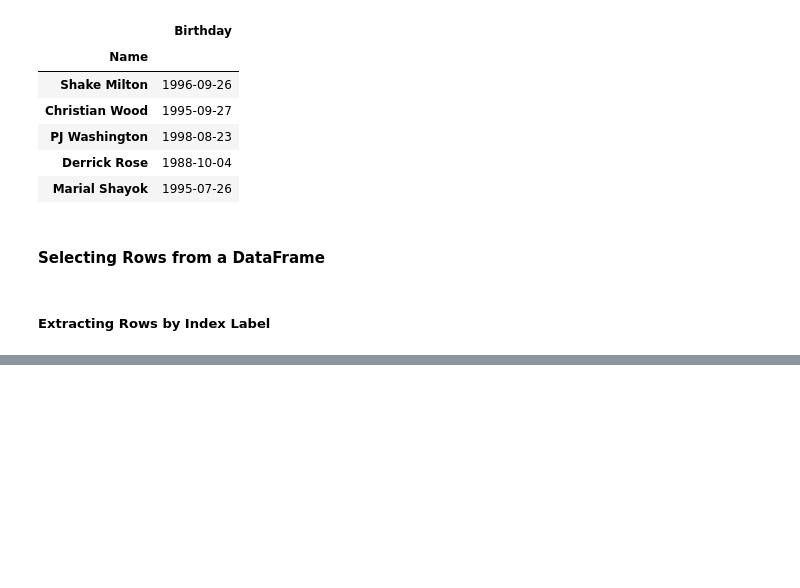
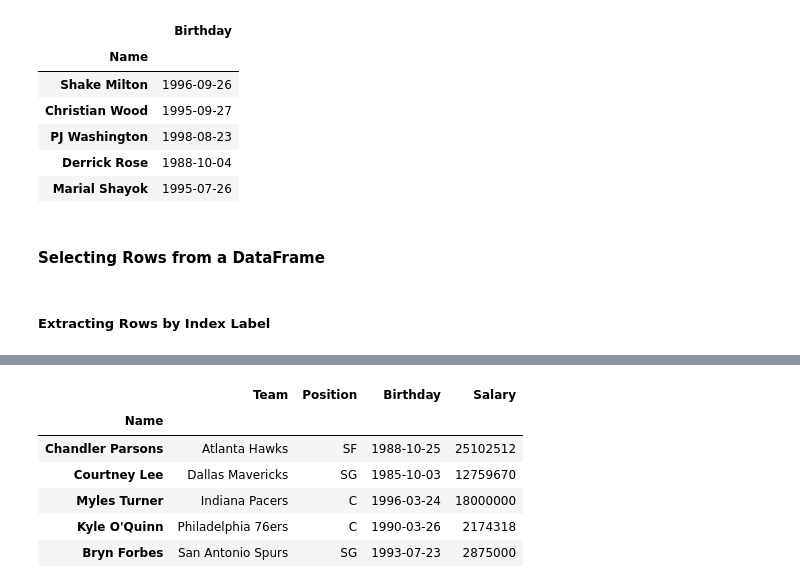
Before and after one commit to Kobzarko/PANDAS-IN-ACTION, a Jupyter notebook: Chapter 4 Dataframe/dataframe_object.ipynb, the cells around one changed output, grey strips where cells are left out. Cells and saved outputs as stored; diff of their text form; code cells hidden in the pictures; blank space fills up the shorter version.

Commit message:
Add Extracting Rows by Index Position and .at and .iat attributes

```diff
--- a/Chapter 4 Dataframe/dataframe_object.ipynb
+++ b/Chapter 4 Dataframe/dataframe_object.ipynb
@@ -558,0 +595,11 @@ df_nba.sort_index().loc[:"Al Horford"]
+# %%
+# Extracting Rows by Index Position using slicing
+df_nba.iloc[111:116]
+# %% [output]
+|  | Team | Position | Birthday | Salary |
+| Name |  |  |  |  |
+| Chandler Parsons | Atlanta Hawks | SF | 1988-10-25 | 25102512 |
+| Courtney Lee | Dallas Mavericks | SG | 1985-10-03 | 12759670 |
+| Myles Turner | Indiana Pacers | C | 1996-03-24 | 18000000 |
+| Kyle O'Quinn | Philadelphia 76ers | C | 1990-03-26 | 2174318 |
+| Bryn Forbes | San Antonio Spurs | SG | 1993-07-23 | 2875000 |
```
Also changed, not shown: parts of 45 cells of this notebook.
